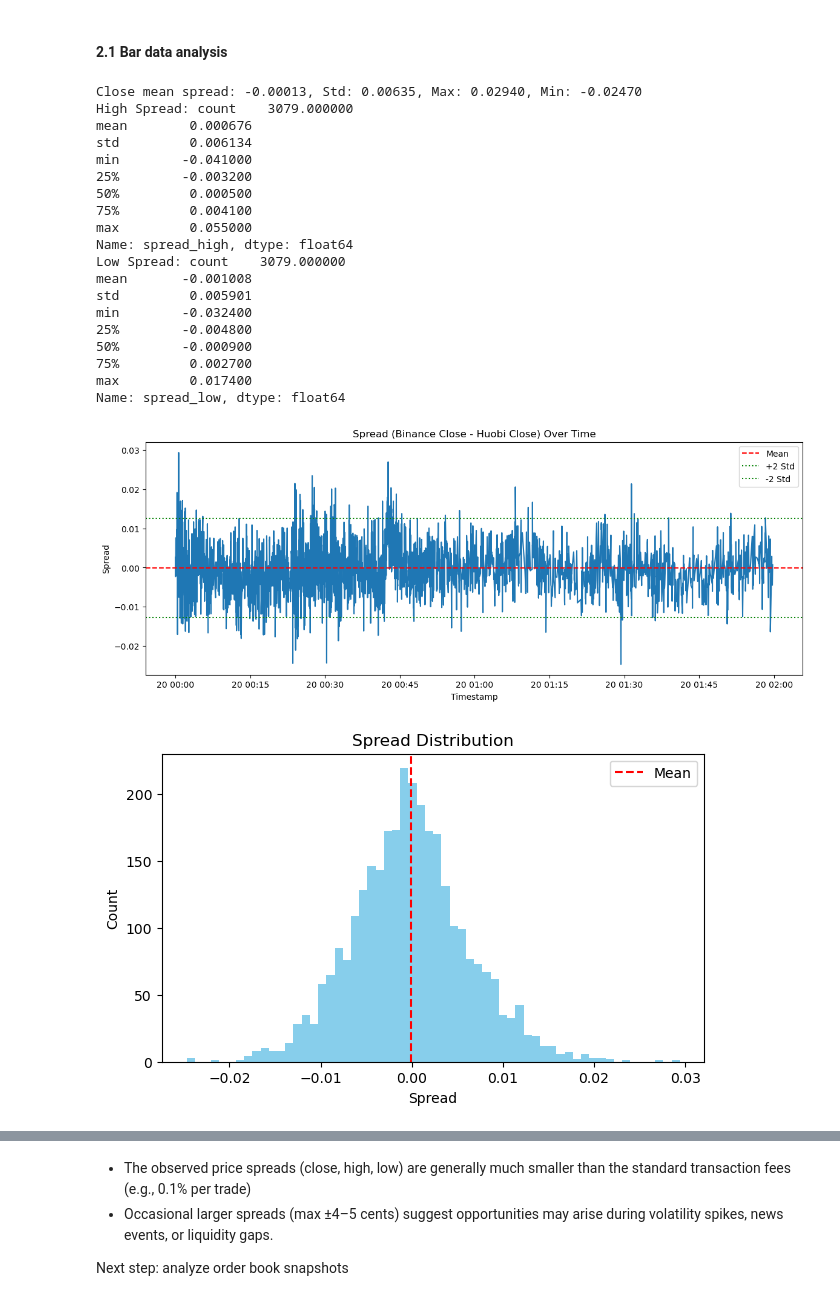
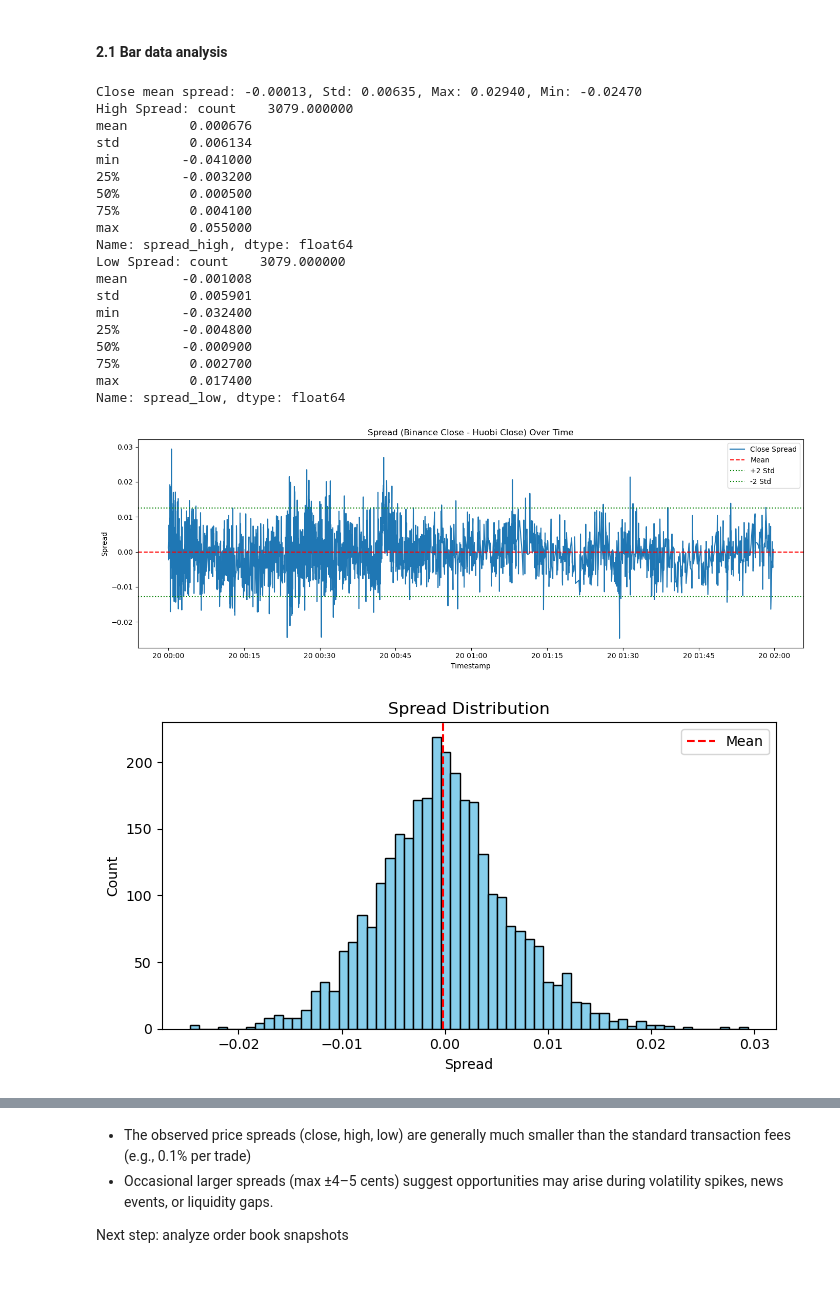
Before and after one commit to Xingyuii/Arbitrage-strategy, a Jupyter notebook: link_usdt_arbitrage.ipynb, the cells around one changed output, grey strips where cells are left out. Saved outputs shown, nothing was run; the diff lists cells and outputs as text; code cells hidden in the pictures.

```diff
--- a/link_usdt_arbitrage.ipynb
+++ b/link_usdt_arbitrage.ipynb
@@ -29,20 +29,7 @@ bar_bnc = pd.read_csv('bar_bnc.csv', parse_dates=['timestamp'])
 bar_hb  = pd.read_csv('bar_hb.csv', parse_dates=['timestamp'])
 
 # 2. Merge
-def aggregate_bars(df):
-    return df.sort_values('timestamp').groupby('timestamp').agg({
-        'open': 'first',
-        'high': 'max',
-        'low': 'min',
-        'close': 'last',
-        'volume': 'sum',
-        'symbol': 'first'
-    }).reset_index()
-
-bar_bnc_agg = aggregate_bars(bar_bnc)
-bar_hb_agg  = aggregate_bars(bar_hb)
-
-bars = pd.merge(bar_bnc_agg, bar_hb_agg, on='timestamp', suffixes=('_bnc', '_hb'))
+bars = pd.merge(bar_bnc, bar_hb, on='timestamp', suffixes=('_bnc', '_hb'))
 
 # 3. Price spread
 bars['spread_close'] = bars['close_bnc'] - bars['close_hb']
@@ -60,9 +47,9 @@ print('High Spread:', bars['spread_high'].describe())
 print('Low Spread:',  bars['spread_low'].describe())
 
 # 5. Charts
-# CLose Spread Line
+
 plt.figure(figsize=(14,5))
-plt.plot(bars['timestamp'], bars['spread_close'])
+plt.plot(bars['timestamp'], bars['spread_close'], label='Close Spread')
 plt.axhline(mean_spread, color='red', linestyle='--', label='Mean')
 plt.axhline(mean_spread + 2*std_spread, color='green', linestyle=':', label='+2 Std')
 plt.axhline(mean_spread - 2*std_spread, color='green', linestyle=':', label='-2 Std')
@@ -70,60 +57,63 @@ plt.title('Spread (Binance Close - Huobi Close) Over Time')
 plt.xlabel('Timestamp')
 plt.ylabel('Spread')
 plt.legend()
+plt.tight_layout()
 plt.show()
 
-# Close Spread Hist
 plt.figure(figsize=(7,4))
-plt.hist(bars['spread_close'], bins=60, color='skyblue')
+plt.hist(bars['spread_close'], bins=60, color='skyblue', edgecolor='black')
 plt.axvline(mean_spread, color='red', linestyle='--', label='Mean')
 plt.title('Spread Distribution')
 plt.xlabel('Spread')
 plt.ylabel('Count')
 plt.legend()
+plt.tight_layout()
 plt.show()
 
-fee = bars['close_bnc'].mean()*0.001*2
+# Suppose fee= 0.1% perside
+fee = bars['close_bnc'].mean() * 0.002
+
 plt.figure(figsize=(14,6))
 
-# High Spread Hist
 plt.subplot(1,2,1)
-plt.hist(bars['spread_high'], bins=50, color='#008060', alpha=0.7)
-plt.axvline(fee, color='red', linestyle='--', label='fee threshold +2%')
-plt.axvline(-fee, color='blue', linestyle='--', label='fee threshold -2%')
+plt.hist(bars['spread_high'], bins=50, color='#008060', alpha=0.7, edgecolor='black')
+plt.axvline(fee, color='red', linestyle='--', label='+fee threshold')
+plt.axvline(-fee, color='blue', linestyle='--', label='-fee threshold')
 plt.title('High Spread Distribution (Binance High - Huobi High)')
 plt.xlabel('High Spread')
 plt.ylabel('Count')
 plt.legend()
 
-# Low Spread Hist
 plt.subplot(1,2,2)
-plt.hist(bars['spread_low'], bins=50, color='#0055bb', alpha=0.7)
-plt.axvline(fee, color='red', linestyle='--', label='fee threshold +2%')
-plt.axvline(-fee, color='blue', linestyle='--', label='fee threshold -2%')
+plt.hist(bars['spread_low'], bins=50, color='#0055bb', alpha=0.7, edgecolor='black')
+plt.axvline(fee, color='red', linestyle='--', label='+fee threshold')
+plt.axvline(-fee, color='blue', linestyle='--', label='-fee threshold')
 plt.title('Low Spread Distribution (Binance Low - Huobi Low)')
 plt.xlabel('Low Spread')
+plt.ylabel('Count')
 plt.legend()
+
 plt.tight_layout()
 plt.show()
 # %% [output]
 Close mean spread: -0.00013, Std: 0.00635, Max: 0.02940, Min: -0.02470
 High Spread: count    3079.000000
 mean        0.000676
 std         0.006134
 min        -0.041000
 25%        -0.003200
 50%         0.000500
 75%         0.004100
 max         0.055000
 Name: spread_high, dtype: float64
 Low Spread: count    3079.000000
 mean       -0.001008
 std         0.005901
 min        -0.032400
 25%        -0.004800
 50%        -0.000900
 75%         0.002700
 max         0.017400
 Name: spread_low, dtype: float64
-[figure, old version]
+[figure, new version]
-[figure, old version]
+[figure, new version]
```
Also changed, not shown: parts of 3 cells of this notebook.
